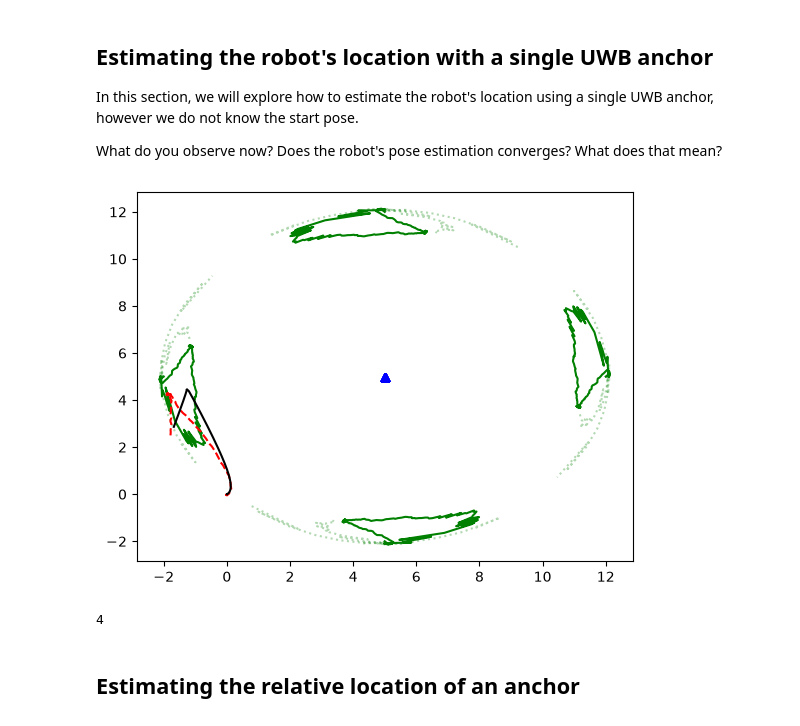
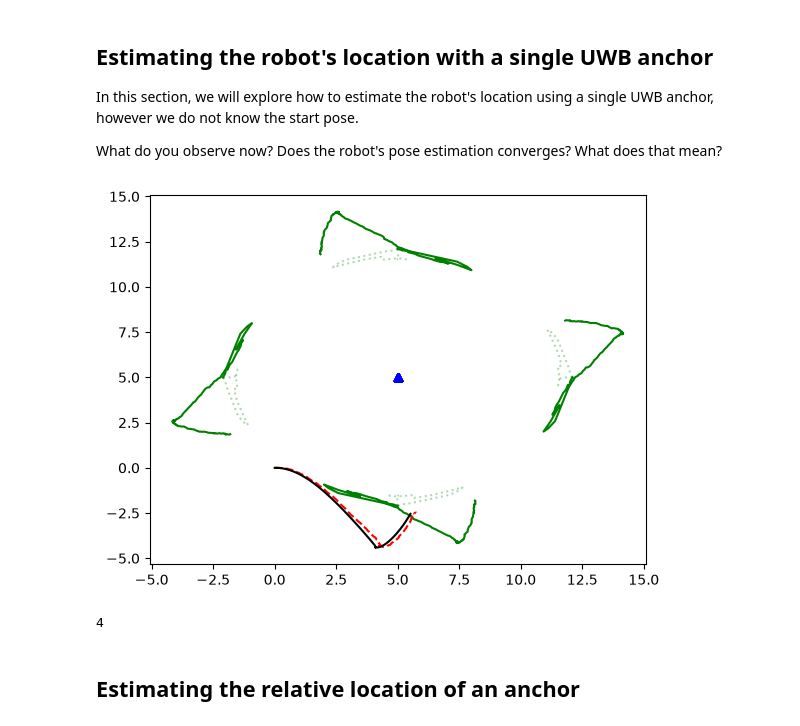
Before and after one commit to y2d2/Relative-localisation-tutorial, a Jupyter notebook: notebooks/part_4.ipynb, the cells around one changed output. Saved outputs shown, nothing was run; the diff lists cells and outputs as text; code cells hidden in the pictures.

```diff
--- a/notebooks/part_4.ipynb
+++ b/notebooks/part_4.ipynb
@@ -38,15 +38,15 @@ What does that mean?
 # %%
 traj_conf = TrajectoryConfig(duration=20.0, timestep=0.1, seed=42)
 anchor_pos = np.array([5.0, 5.0])
 
-vio_cfg = VIOConfig(sig_v=0.1, sig_w=0.1)
+vio_cfg = VIOConfig(sig_v=0.1, sig_w=0.01)
 uwb_cfg = UWBNoiseConfig(sig_range=0.1)
 estimnate_robot_location_with_beacon(
     traj_conf, vio_cfg, uwb_cfg, anchor_pos,
     n_azimuth=4, n_heading=4
 )
 # %% [output]
-[figure, old version]
+[figure, new version]
 4
 # %% [markdown]
 ## Estimating the relative location of an anchor
```
Also changed, not shown: parts of 2 cells of this notebook, 2 other files.
